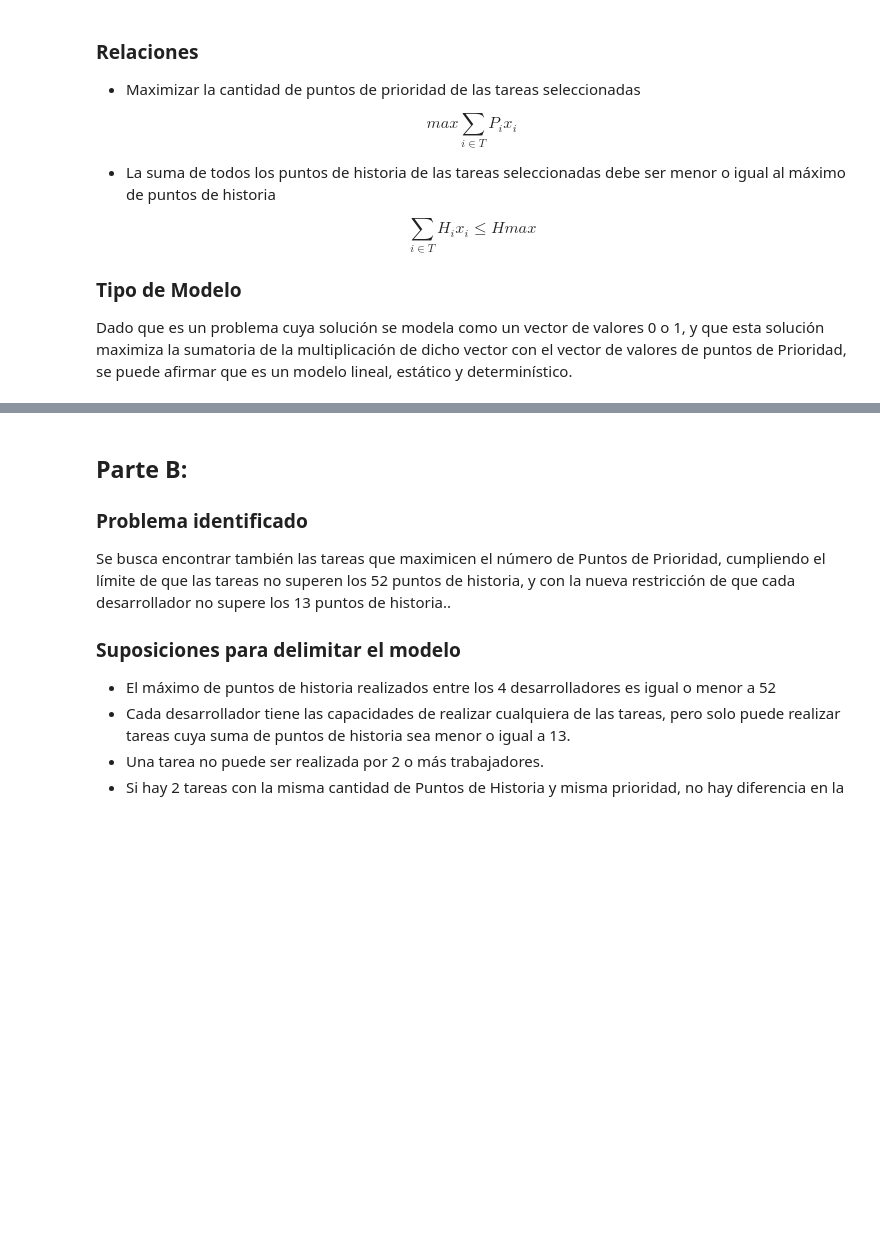
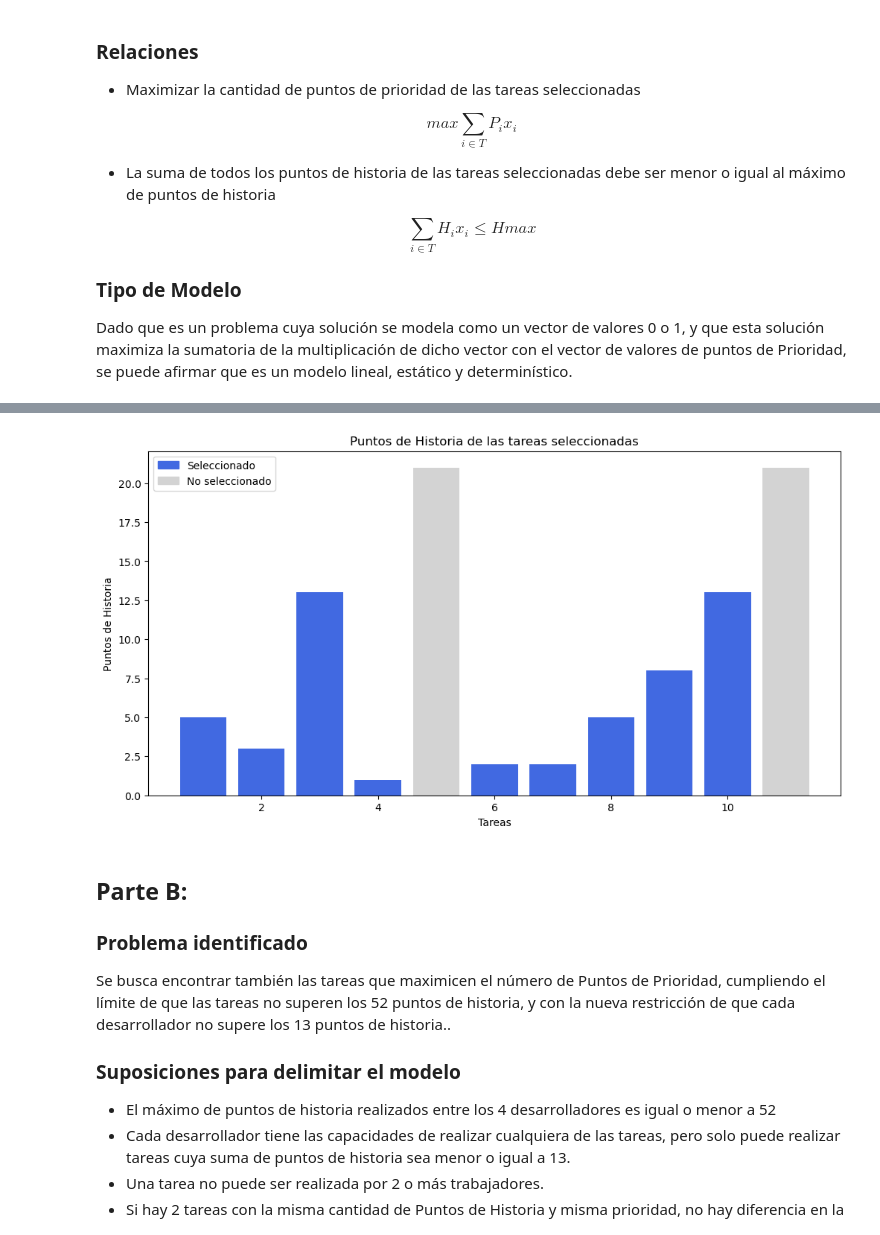
Before and after one commit to Mateo-Lopez83/labs_Mos_MateoLopez_IgnacioChaparro, a Jupyter notebook: Lab1MOS.ipynb, the cells around one changed output, grey strips where cells are left out. Saved outputs shown, nothing was run; the diff lists cells and outputs as text; code cells hidden in the pictures; blank space fills up the shorter version.

Commit message:
graficas punto 1

```diff
--- a/Lab1MOS.ipynb
+++ b/Lab1MOS.ipynb
@@ -105,3 +118,22 @@ print(f"Puntos de Historia usados: {sum(tareas[i][0] * model.x[i].value for i in
+# %%
+import matplotlib.pyplot as plt
+import matplotlib.patches as mpatches
+all_tasks = list(model.T)
+story_points = [tareas[i][0] for i in all_tasks]
+
+plt.figure(figsize=(12, 6))
+plt.bar(all_tasks, story_points, color=['royalblue' if model.x[i].value == 1 else 'lightgray' for i in all_tasks])
+
+plt.xlabel("Tareas")
+plt.ylabel("Puntos de Historia")
+plt.title("Puntos de Historia de las tareas seleccionadas")
+
+selected_patch = mpatches.Patch(color='royalblue', label='Seleccionado')
+unselected_patch = mpatches.Patch(color='lightgray', label='No seleccionado')
+plt.legend(handles=[selected_patch, unselected_patch])
+plt.show()
+# %% [output]
+[figure, added]
 # %% [markdown]
 
 ## Parte B:
```
Also changed, not shown: parts of 2 cells of this notebook.
